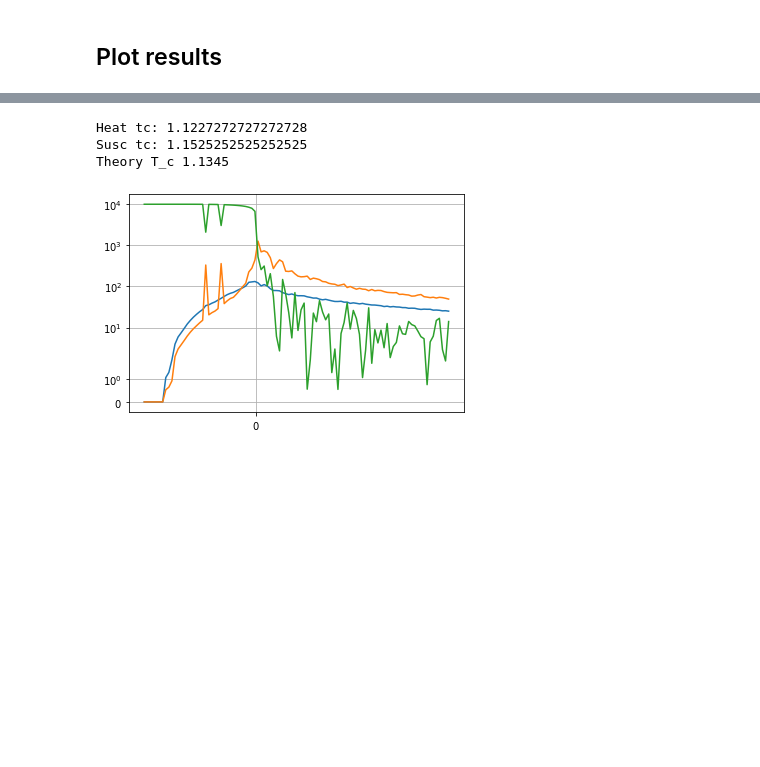
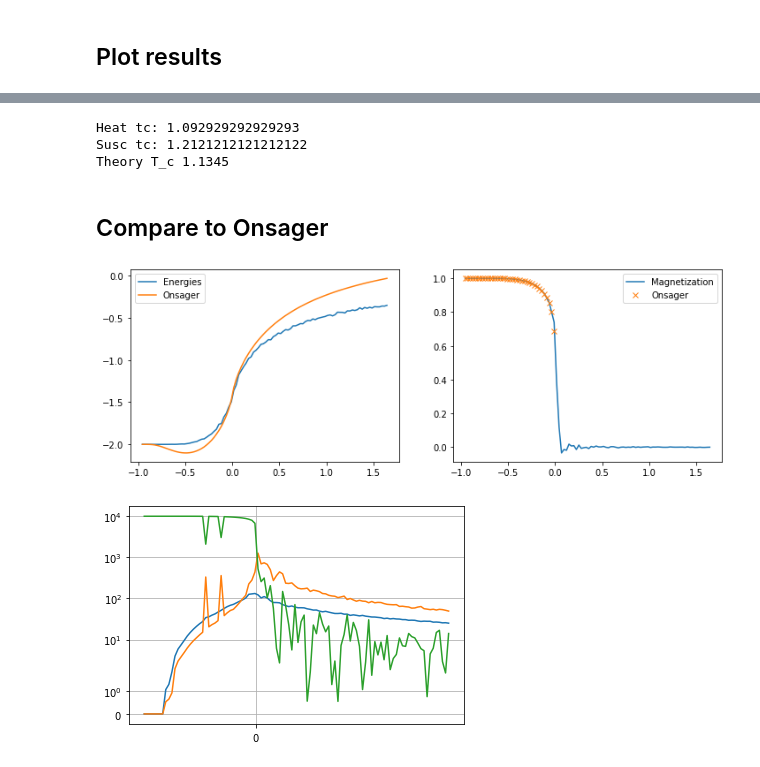
Before and after one commit to danlkv/ising_model, a Jupyter notebook: analysis/Plot and critical exponents.ipynb, the cells around one changed output, grey strips where cells are left out. Drawn from its saved outputs; the diff is of its cells as text; code cells hidden in the pictures; blank space fills up the shorter version.

```diff
--- a/analysis/Plot and critical exponents.ipynb
+++ b/analysis/Plot and critical exponents.ipynb
@@ -73,15 +72,35 @@ temps, energies, heat, magn, susc = [exp[x] for x in
 ]
 heat = heat/temps
 susc = susc/temps
+
+J = exp['J']
+# %%
+from scipy.special import ellipk
+
+def to_reduced_temps(temps, t_c):
+    red_temps = (temps - t_c)/t_c
+    return red_temps
+
+def estimate_t_c(temps, x):
+    t_c = temps[np.argmax(x)]
+    return t_c
+
+def onsager_mag(x, t_c):
+    t = 2*J/x
+    x =np.power(
+        np.sinh(t)
+    ,-4)
+    return np.power( 1-x ,1/8 )
+
+def onsager_ener(x, t_c):
+    t = 2*J/x
+    k = 2*np.sinh(t)/np.cosh(t)**2
+
+    x = -J / np.tanh(t)*(
+        1 + 2/np.pi*ellipk(k)*(2*np.tanh(t)**2 - 1)
+    )
+    return x
 # %%
-def to_reduced_temps(temps, t_c):
-    red_temps = (temps - t_c)/t_c
-    return red_temps
-
-def estimate_t_c(temps, x):
-    t_c = temps[np.argmax(x)]
-    return t_c
-
 tc_heat = estimate_t_c(temps, heat)
 tc_susc = estimate_t_c(temps, susc)
 tc_theory = 2.269*exp['J']
@@ -90,7 +109,26 @@ print(f'Heat tc: {tc_heat}')
 print(f'Susc tc: {tc_susc}')
 print('Theory T_c', tc_theory)
 # %% [output]
-Heat tc: 1.1227272727272728
-Susc tc: 1.1525252525252525
+Heat tc: 1.092929292929293
+Susc tc: 1.2121212121212122
 Theory T_c 1.1345
+# %% [markdown]
+## Compare to Onsager
+# %%
+
+fig, axs = plt.subplots(1,2, figsize=(12,4))
+plt.sca(axs[0])
+ons = onsager_ener(temps, tc_theory)
+plt.plot(red_t, energies/N**2, label='Energies')
+plt.plot(red_t, 2*ons, label='Onsager')
+plt.legend()
+
+plt.sca(axs[1])
+ons = onsager_mag(temps, tc_theory)
+plt.plot(red_t, magn/N**2, label='Magnetization')
+plt.plot(red_t, ons, 'x', label='Onsager')
+plt.legend()
+plt.savefig(f'../data/figures/Compare_Onsager_conv2d_N{N}_{sweeps}sweeps.png')
+# %% [output]
+[figure, added]
 # %%
```
Also changed, not shown: parts of 6 cells of this notebook, 6 other files.
